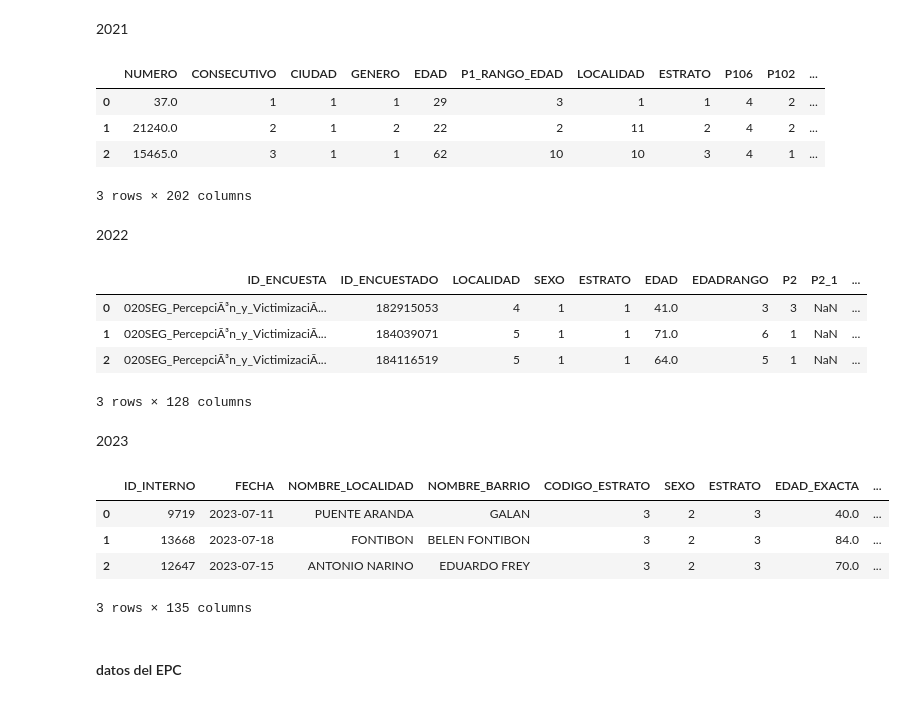
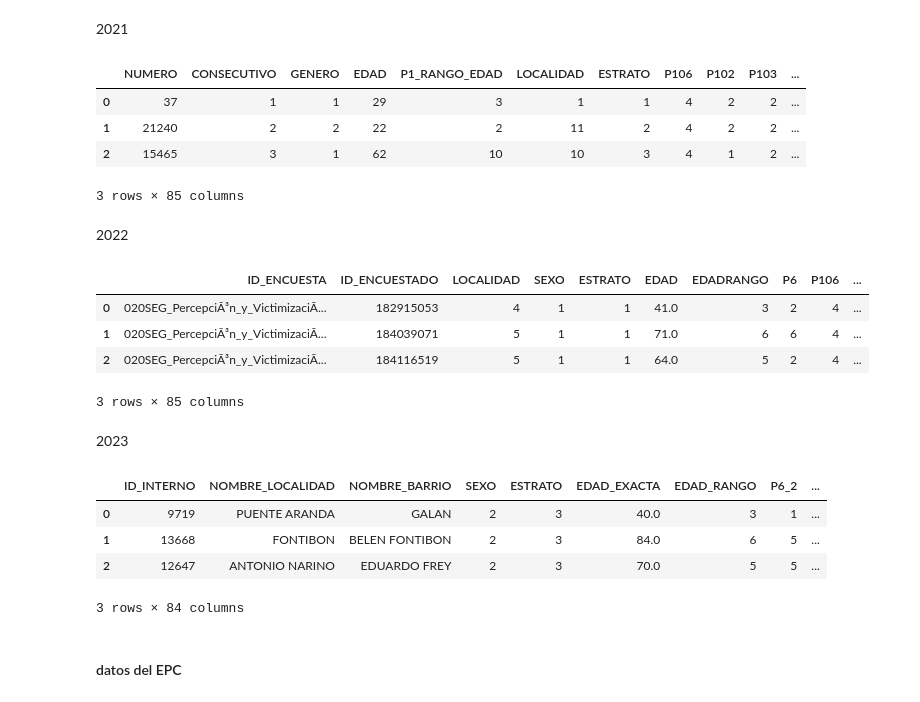
Before and after one commit to JuanParraG/dinamita-de-datos, a Jupyter notebook: Análisis de datos.ipynb, the cells around one changed output. Drawn from its saved outputs; the diff is of its cells as text; code cells hidden in the pictures.

```diff
--- a/Análisis de datos.ipynb
+++ b/Análisis de datos.ipynb
@@ -158,39 +197,39 @@ EPV2020.head(3)
 # %% [markdown]
 2021
 # %%
-ruta ="Bases de datos/1.4. Bases CCB/EPV/2021/Base2021.csv"
-EPV2021 = pd.read_csv(ruta,encoding='iso-8859-1')
+ruta ="Bases de datos/1.4. Bases CCB/EPV/2021/EPV_2021.xlsx"
+EPV2021 = pd.read_excel(ruta)
 EPV2021.head(3)
 # %% [output]
-|  | NUMERO | CONSECUTIVO | CIUDAD | GENERO | EDAD | P1_RANGO_EDAD | LOCALIDAD | ESTRATO | P106 | P102 | ... |
-| 0 | 37.0 | 1 | 1 | 1 | 29 | 3 | 1 | 1 | 4 | 2 | ... |
-| 1 | 21240.0 | 2 | 1 | 2 | 22 | 2 | 11 | 2 | 4 | 2 | ... |
-| 2 | 15465.0 | 3 | 1 | 1 | 62 | 10 | 10 | 3 | 4 | 1 | ... |
+|  | NUMERO | CONSECUTIVO | GENERO | EDAD | P1_RANGO_EDAD | LOCALIDAD | ESTRATO | P106 | P102 | P103 | ... |
+| 0 | 37 | 1 | 1 | 29 | 3 | 1 | 1 | 4 | 2 | 2 | ... |
+| 1 | 21240 | 2 | 2 | 22 | 2 | 11 | 2 | 4 | 2 | 2 | ... |
+| 2 | 15465 | 3 | 1 | 62 | 10 | 10 | 3 | 4 | 1 | 2 | ... |
-3 rows × 202 columns
+3 rows × 85 columns
 # %% [markdown]
 2022
 # %%
-ruta ="Bases de datos/1.4. Bases CCB/EPV/2022/Base2022.csv"
-EPV2022 = pd.read_csv(ruta,encoding='iso-8859-1')
+ruta ="Bases de datos/1.4. Bases CCB/EPV/2022/EPV_2022.xlsx"
+EPV2022 = pd.read_excel(ruta)
 EPV2022.head(3)
 # %% [output]
-|  | ID_ENCUESTA | ID_ENCUESTADO | LOCALIDAD | SEXO | ESTRATO | EDAD | EDADRANGO | P2 | P2_1 | ... |
-| 0 | 020SEG_PercepciÃ³n_y_VictimizaciÃ... | 182915053 | 4 | 1 | 1 | 41.0 | 3 | 3 | NaN | ... |
-| 1 | 020SEG_PercepciÃ³n_y_VictimizaciÃ... | 184039071 | 5 | 1 | 1 | 71.0 | 6 | 1 | NaN | ... |
-| 2 | 020SEG_PercepciÃ³n_y_VictimizaciÃ... | 184116519 | 5 | 1 | 1 | 64.0 | 5 | 1 | NaN | ... |
+|  | ID_ENCUESTA | ID_ENCUESTADO | LOCALIDAD | SEXO | ESTRATO | EDAD | EDADRANGO | P6 | P106 | ... |
+| 0 | 020SEG_PercepciÃ³n_y_VictimizaciÃ... | 182915053 | 4 | 1 | 1 | 41.0 | 3 | 2 | 4 | ... |
+| 1 | 020SEG_PercepciÃ³n_y_VictimizaciÃ... | 184039071 | 5 | 1 | 1 | 71.0 | 6 | 6 | 4 | ... |
+| 2 | 020SEG_PercepciÃ³n_y_VictimizaciÃ... | 184116519 | 5 | 1 | 1 | 64.0 | 5 | 2 | 4 | ... |
-3 rows × 128 columns
+3 rows × 85 columns
 # %% [markdown]
 2023
 # %%
-ruta ="Bases de datos/1.4. Bases CCB/EPV/2023/Base2023.csv"
-EPV2023 = pd.read_csv(ruta,encoding='iso-8859-1')
+ruta ="Bases de datos/1.4. Bases CCB/EPV/2023/EPV_2023.xlsx"
+EPV2023 = pd.read_excel(ruta)
 EPV2023.head(3)
 # %% [output]
-|  | ID_INTERNO | FECHA | NOMBRE_LOCALIDAD | NOMBRE_BARRIO | CODIGO_ESTRATO | SEXO | ESTRATO | EDAD_EXACTA | ... |
-| 0 | 9719 | 2023-07-11 | PUENTE ARANDA | GALAN | 3 | 2 | 3 | 40.0 | ... |
-| 1 | 13668 | 2023-07-18 | FONTIBON | BELEN FONTIBON | 3 | 2 | 3 | 84.0 | ... |
-| 2 | 12647 | 2023-07-15 | ANTONIO NARINO | EDUARDO FREY | 3 | 2 | 3 | 70.0 | ... |
+|  | ID_INTERNO | NOMBRE_LOCALIDAD | NOMBRE_BARRIO | SEXO | ESTRATO | EDAD_EXACTA | EDAD_RANGO | P6_2 | ... |
+| 0 | 9719 | PUENTE ARANDA | GALAN | 2 | 3 | 40.0 | 3 | 1 | ... |
+| 1 | 13668 | FONTIBON | BELEN FONTIBON | 2 | 3 | 84.0 | 6 | 5 | ... |
+| 2 | 12647 | ANTONIO NARINO | EDUARDO FREY | 2 | 3 | 70.0 | 5 | 5 | ... |
-3 rows × 135 columns
+3 rows × 84 columns
 # %% [markdown]
 <h4>datos del EPC
 # %% [markdown]
```
Also changed, not shown: parts of 7 cells of this notebook, 1 other file.
